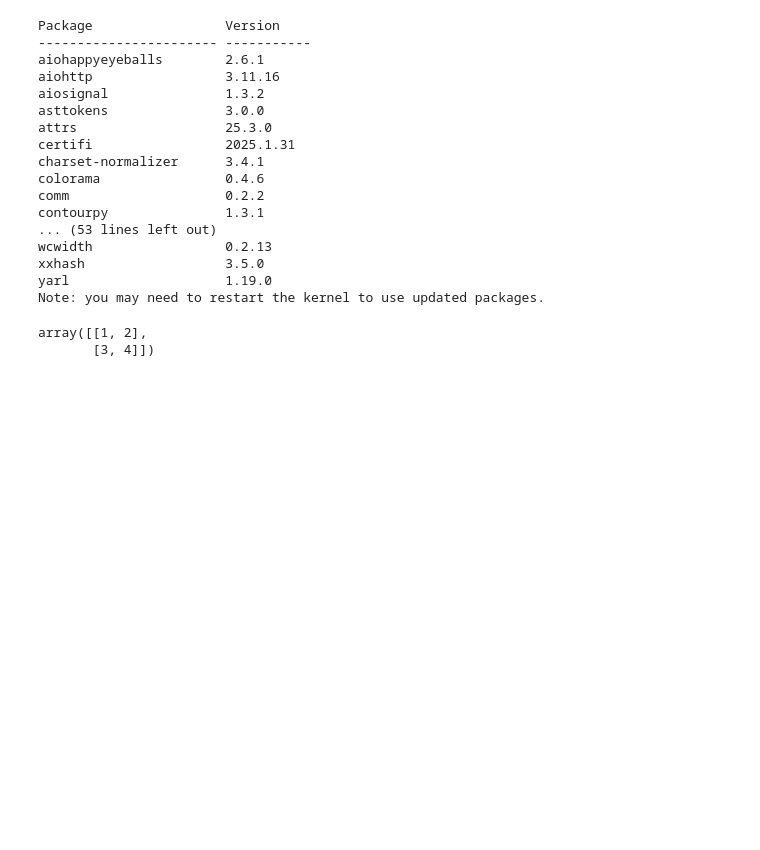
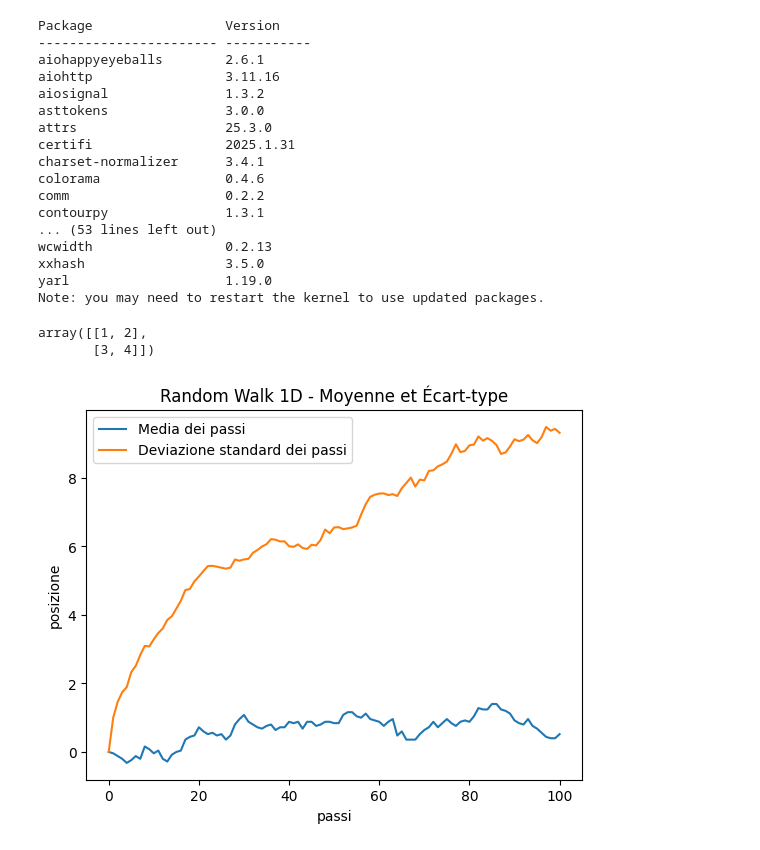
Before and after one commit to Loic166/ProgrammingLab2, a Jupyter notebook: first_jup.ipynb, the cells around one changed output. Drawn from its saved outputs; the diff is of its cells as text; code cells hidden in the pictures; blank space fills up the shorter version.

```diff
--- a/first_jup.ipynb
+++ b/first_jup.ipynb
@@ -78,3 +78,29 @@ A
 # %% [output]
 array([[1, 2],
        [3, 4]])
+# %%
+import pandas as pd
+import numpy as np
+import matplotlib.pyplot as plt
+
+def cammino(n, N):
+    passi_iniziali = np.zeros((N,1))
+    matrice_passi = np.random.choice([1,-1], size=(N,n))
+    posizioni = np.cumsum(matrice_passi, axis=1)
+    posizioni = np.hstack((passi_iniziali, posizioni))
+    mean_position = np.mean(posizioni, axis= 0)
+    std_position = np.std(posizioni, axis=0)
+    return mean_position, std_position
+
+mean, std = cammino(n=100, N=50)
+# %%
+import matplotlib.pyplot as plt
+plt.plot(mean, label= "Media dei passi")
+plt.plot(std, label= "Deviazione standard dei passi")
+plt.legend()
+plt.title("Random Walk 1D - Moyenne et Écart-type")
+plt.xlabel("passi")
+plt.ylabel("posizione")
+plt.show()
+# %% [output]
+[figure, added]
```
Also changed, not shown: parts of 2 cells of this notebook, 4 other files.
